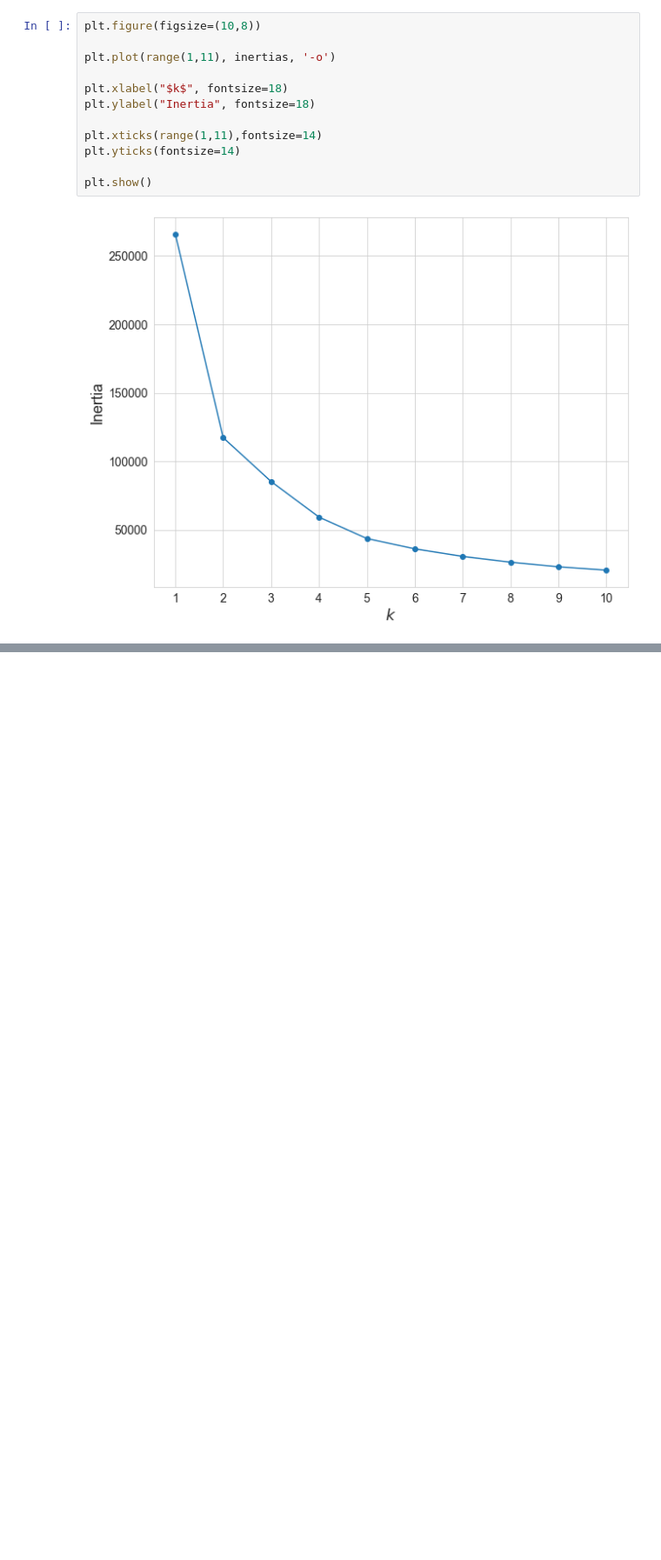
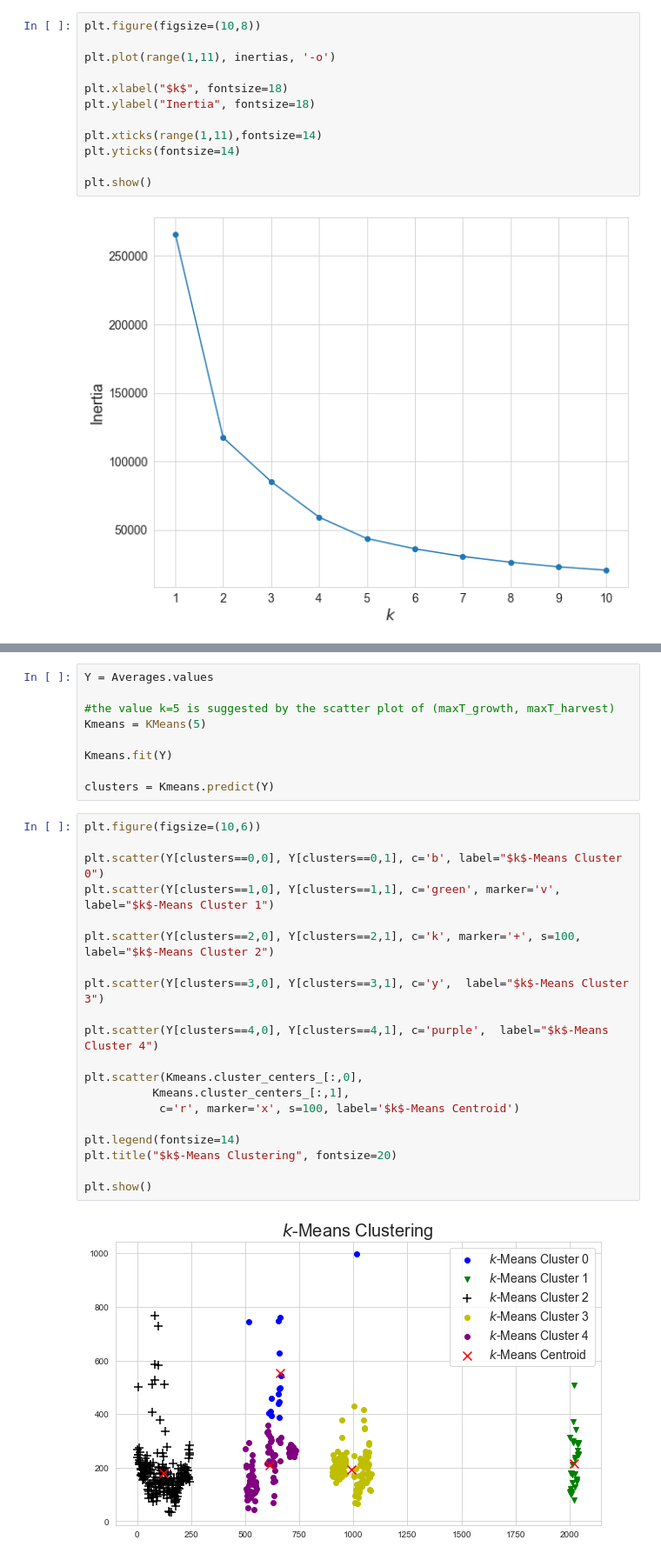
Before and after one commit to akshaysuresh1/may22-barrel, a Jupyter notebook: KMeans analysis of the data/KMeans analysis.ipynb, the cells around one changed output, grey strips where cells are left out. Shown at 87% size. Saved outputs shown, nothing was run; the diff lists cells and outputs as text; blank space fills up the shorter version.

```diff
--- a/KMeans analysis of the data/KMeans analysis.ipynb
+++ b/KMeans analysis of the data/KMeans analysis.ipynb
@@ -97,0 +159,31 @@ plt.show()
+# %%
+Y = Averages.values
+
+#the value k=5 is suggested by the scatter plot of (maxT_growth, maxT_harvest)
+Kmeans = KMeans(5)
+
+Kmeans.fit(Y)
+
+clusters = Kmeans.predict(Y)
+# %%
+plt.figure(figsize=(10,6))
+
+plt.scatter(Y[clusters==0,0], Y[clusters==0,1], c='b', label="$k$-Means Cluster 0")
+plt.scatter(Y[clusters==1,0], Y[clusters==1,1], c='green', marker='v', label="$k$-Means Cluster 1")
+
+plt.scatter(Y[clusters==2,0], Y[clusters==2,1], c='k', marker='+', s=100, label="$k$-Means Cluster 2")
+
+plt.scatter(Y[clusters==3,0], Y[clusters==3,1], c='y',  label="$k$-Means Cluster 3")
+
+plt.scatter(Y[clusters==4,0], Y[clusters==4,1], c='purple',  label="$k$-Means Cluster 4")
+
+plt.scatter(Kmeans.cluster_centers_[:,0],
+          Kmeans.cluster_centers_[:,1],
+           c='r', marker='x', s=100, label='$k$-Means Centroid')
+
+plt.legend(fontsize=14)
+plt.title("$k$-Means Clustering", fontsize=20)
+
+plt.show()
+# %% [output]
+[figure, added]
```
Also changed, not shown: parts of 19 cells of this notebook, 6 other files.
